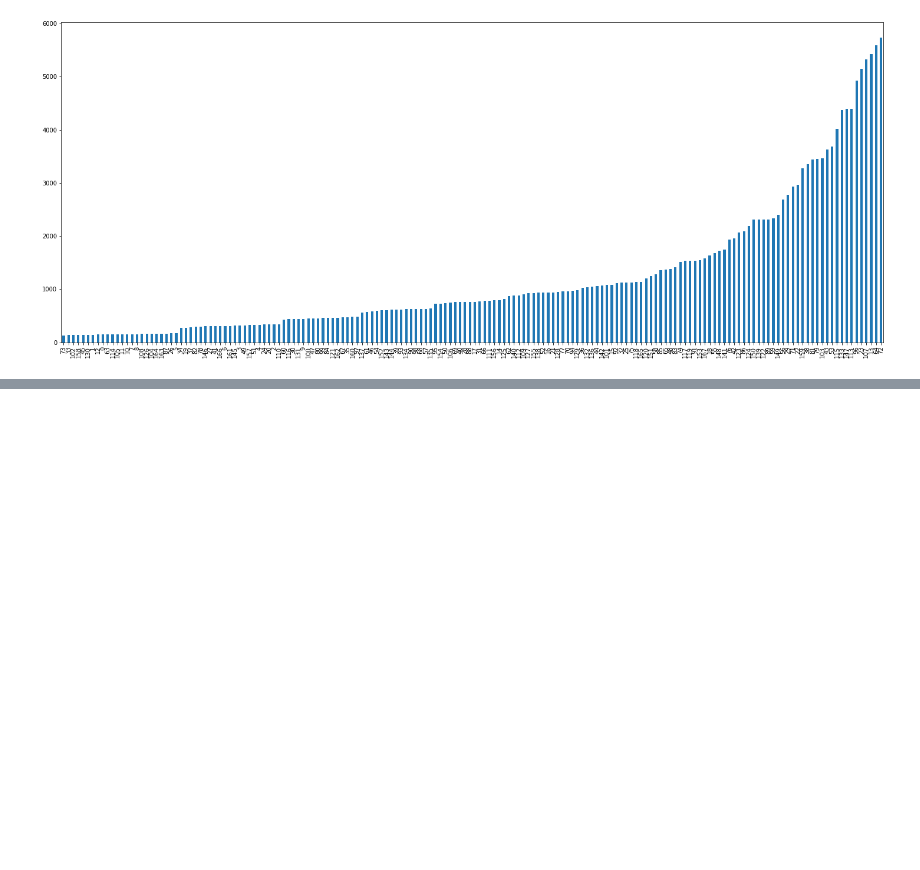
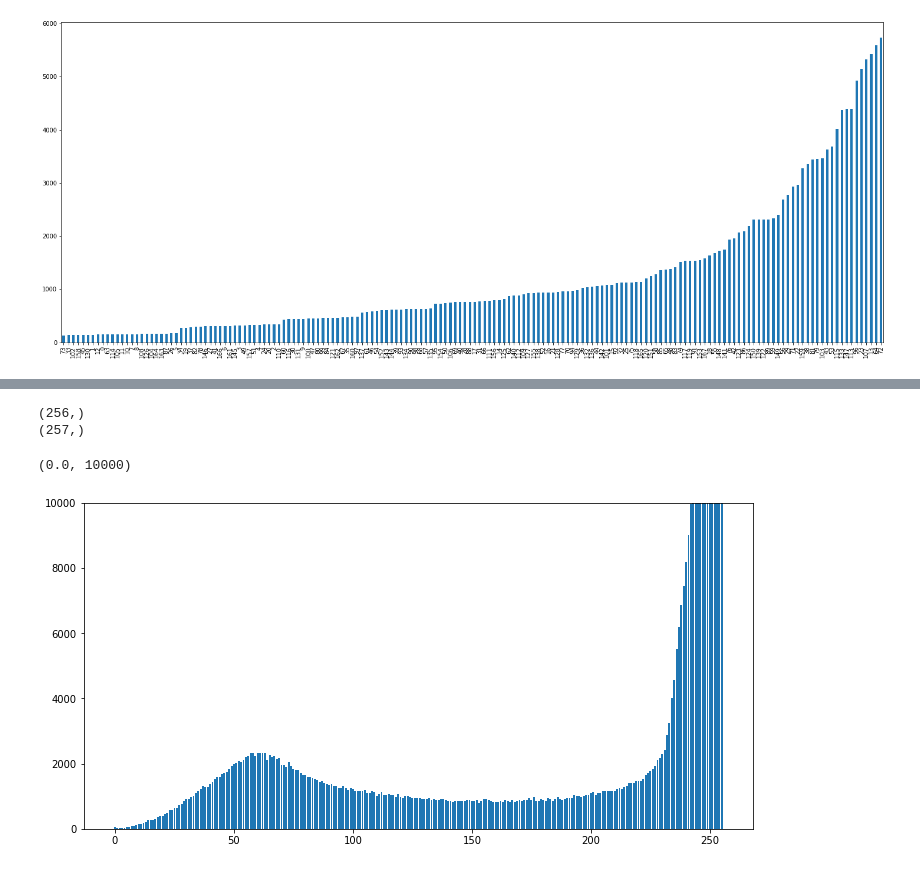
Before and after one commit to mqcmd196/KKB-kaggle, a Jupyter notebook: bengaliai-cv19/notebooks/data_analysis.ipynb, the cells around one changed output, grey strips where cells are left out. Saved outputs shown, nothing was run; the diff lists cells and outputs as text; code cells hidden in the pictures; blank space fills up the shorter version.

```diff
--- a/bengaliai-cv19/notebooks/data_analysis.ipynb
+++ b/bengaliai-cv19/notebooks/data_analysis.ipynb
@@ -147,0 +183,17 @@ root_df.sort_values(by=['count'])['count'].plot(kind='bar', figsize=(25,10))
+# %%
+# ピクセルの値がどこより低ければ "文字部分" とみなすか、という閾値の適正な値を調べる
+# 各ピクセル値（0〜255）の頻度をグラフにする
+# グラフを見ると、60辺りで極大。文字に該当する部分は60くらいってわかる。→ 閾値は100~150くらいが適正？
+
+h, x = np.histogram(X_train.iloc[:100].values, bins=np.arange(257))
+print(h.shape)
+print(x.shape)
+
+fig, ax = plt.subplots(figsize=(12,6))
+ax.bar(x[:256], h)
+ax.set_ylim(top=10000)
+# %% [output]
+(256,)
+(257,)
+(0.0, 10000)
+[figure, added]
```
Also changed, not shown: parts of 18 cells of this notebook.
